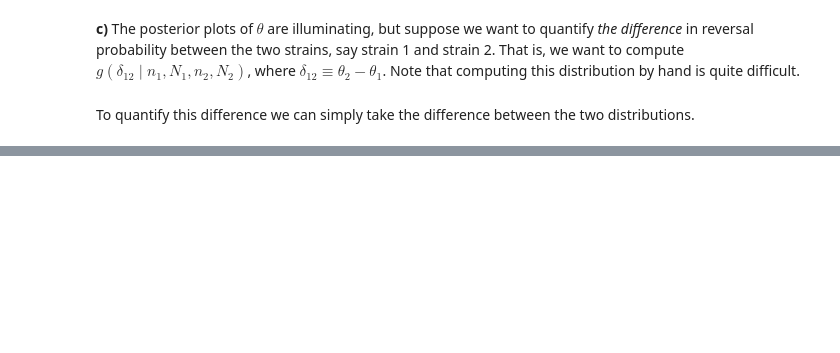
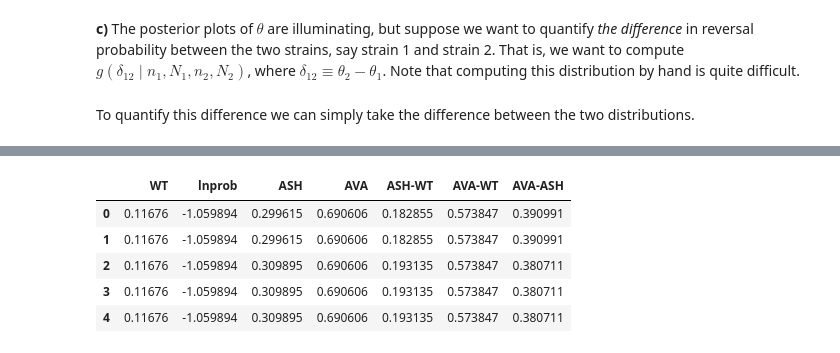
Before and after one commit to heathjohn62/bebi103, a Jupyter notebook: sandbox/Jared's_7.2.ipynb, the cells around one changed output, grey strips where cells are left out. Cells and saved outputs as stored; diff of their text form; code cells hidden in the pictures; blank space fills up the shorter version.

```diff
--- a/sandbox/Jared's_7.2.ipynb
+++ b/sandbox/Jared's_7.2.ipynb
@@ -336,0 +338,9 @@ df_mcmc_total2["AVAASH"]= df_mcmc_total2["AVA"] - df_mcmc_total2["ASH"]
+# %%
+df_mcmc_total2.head()
+# %% [output]
+|  | WT | lnprob | ASH | AVA | ASH-WT | AVA-WT | AVA-ASH |
+| 0 | 0.11676 | -1.059894 | 0.299615 | 0.690606 | 0.182855 | 0.573847 | 0.390991 |
+| 1 | 0.11676 | -1.059894 | 0.299615 | 0.690606 | 0.182855 | 0.573847 | 0.390991 |
+| 2 | 0.11676 | -1.059894 | 0.309895 | 0.690606 | 0.193135 | 0.573847 | 0.380711 |
+| 3 | 0.11676 | -1.059894 | 0.309895 | 0.690606 | 0.193135 | 0.573847 | 0.380711 |
+| 4 | 0.11676 | -1.059894 | 0.309895 | 0.690606 | 0.193135 | 0.573847 | 0.380711 |
```
Also changed, not shown: parts of 7 cells of this notebook.
